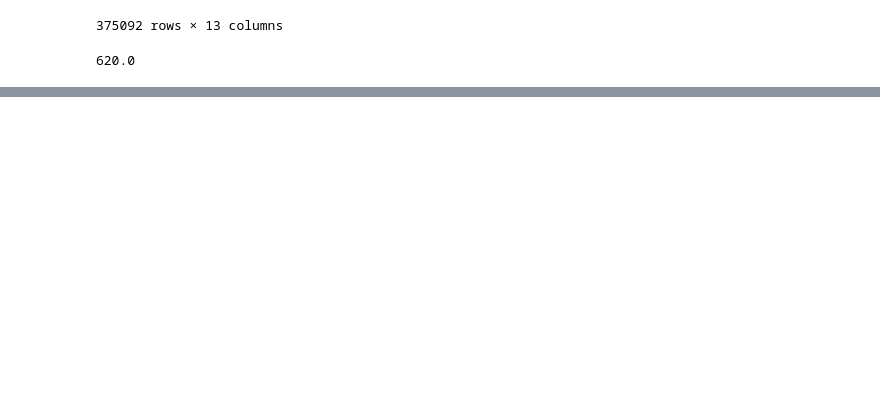
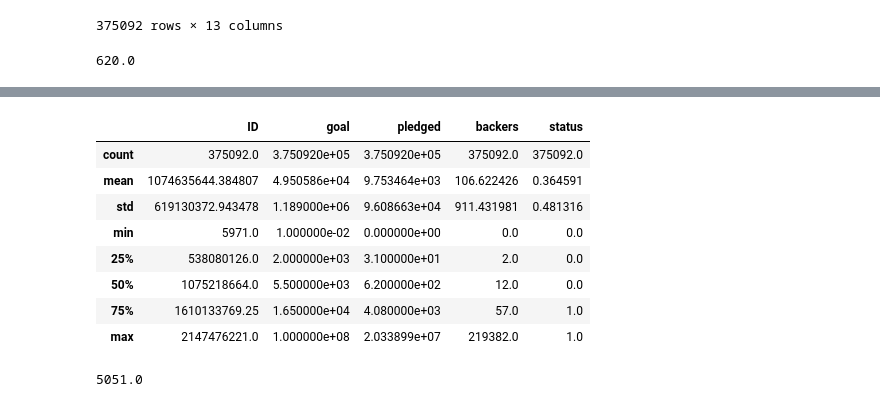
Before and after one commit to rathoddharmendra/kickstarter_projects-success-analysis, a Jupyter notebook: kickstarter_analysis_notebook.ipynb, the cells around one changed output, grey strips where cells are left out. Cells and saved outputs as stored; diff of their text form; code cells hidden in the pictures; blank space fills up the shorter version.

Commit message:
pledged median per projects

```diff
--- a/kickstarter_analysis_notebook.ipynb
+++ b/kickstarter_analysis_notebook.ipynb
@@ -49,0 +74,17 @@ df['pledged'].median()
+# %%
+df.describe()
+# %% [output]
+|  | ID | goal | pledged | backers | status |
+| count | 375092.0 | 3.750920e+05 | 3.750920e+05 | 375092.0 | 375092.0 |
+| mean | 1074635644.384807 | 4.950586e+04 | 9.753464e+03 | 106.622426 | 0.364591 |
+| std | 619130372.943478 | 1.189000e+06 | 9.608663e+04 | 911.431981 | 0.481316 |
+| min | 5971.0 | 1.000000e-02 | 0.000000e+00 | 0.0 | 0.0 |
+| 25% | 538080126.0 | 2.000000e+03 | 3.100000e+01 | 2.0 | 0.0 |
+| 50% | 1075218664.0 | 5.500000e+03 | 6.200000e+02 | 12.0 | 0.0 |
+| 75% | 1610133769.25 | 1.650000e+04 | 4.080000e+03 | 57.0 | 1.0 |
+| max | 2147476221.0 | 1.000000e+08 | 2.033899e+07 | 219382.0 | 1.0 |
+# %%
+## median per projects - for successful projects
+df['pledged'][df['status'] == 1].median()
+# %% [output]
+5051.0
```
Also changed, not shown: parts of 3 cells of this notebook.
